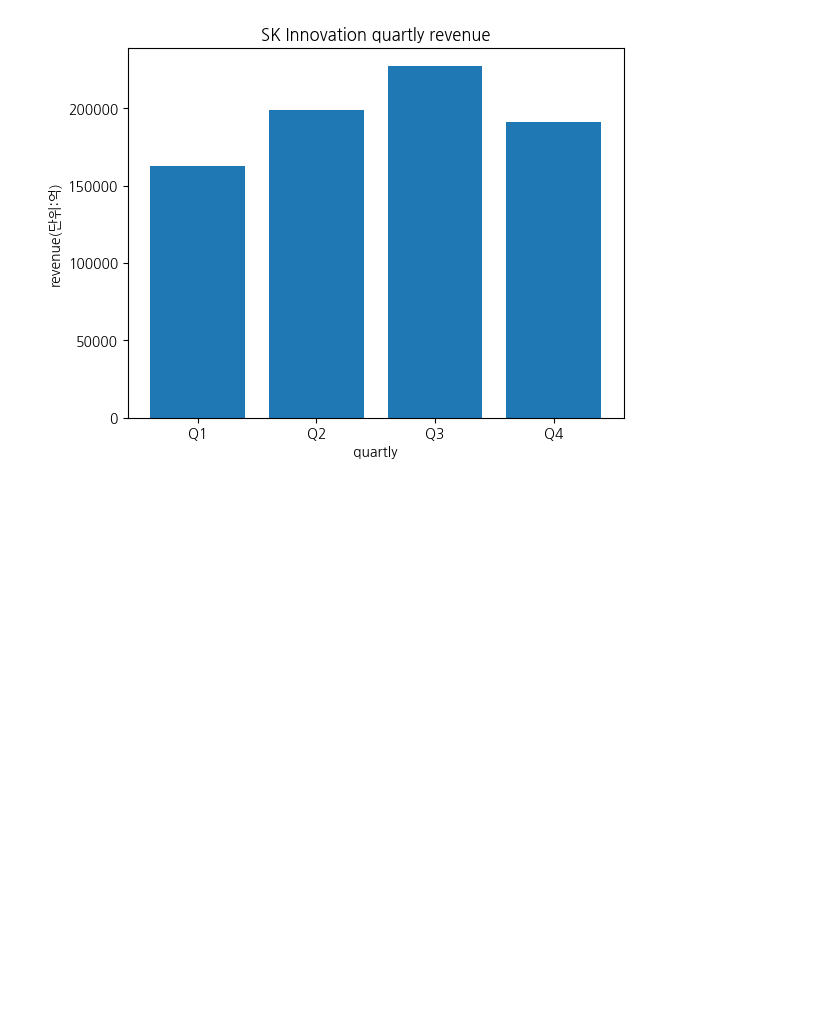
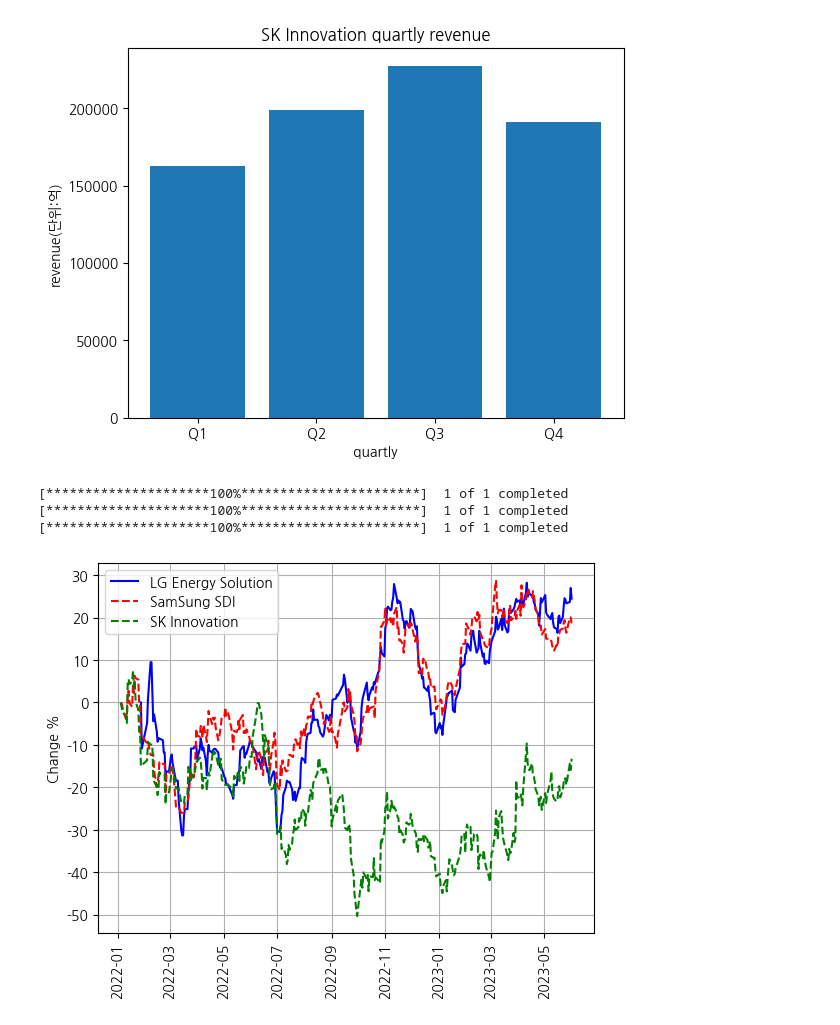
Before and after one commit to rightnowjyk/WEB1, a Jupyter notebook: final_code_2019011033김재용.ipynb, the cells around one changed output. Drawn from its saved outputs; the diff is of its cells as text; code cells hidden in the pictures; blank space fills up the shorter version.

```diff
--- a/final_code_2019011033김재용.ipynb
+++ b/final_code_2019011033김재용.ipynb
@@ -398,3 +398,41 @@ plt.show()
 2      Q3   227534
 3      Q4   191368
 [figure]
+# %%
+#LG에너지솔루션, 삼성SDI, SK이노베이션 주식 수익률 비교
+#yahoo finance에서 주가 가져옴, close는 종가
+
+from pandas_datareader import data as pdr
+import yfinance as yf
+yf.pdr_override()
+
+lg = pdr.get_data_yahoo('373220.KS', start='2022-01-01')
+lg_dpc = (lg['Close']-lg['Close'].shift(1)) / lg['Close'].shift(1) * 100 #주가 변동률
+lg_dpc.iloc[0] = 0
+lg_dpc_cs = lg_dpc.cumsum()
+
+sdi = pdr.get_data_yahoo('006400.KS', start='2022-01-01')
+sdi_dpc = (sdi['Close'] / sdi['Close'].shift(1) - 1) * 100
+sdi_dpc.iloc[0] = 0
+sdi_dpc_cs = sdi_dpc.cumsum()
+
+sk = pdr.get_data_yahoo('096770.KS', start='2022-01-01')
+sk_dpc = (sk['Close'] / sk['Close'].shift(1) - 1) * 100
+sk_dpc.iloc[0] = 0
+sk_dpc_cs = sk_dpc.cumsum()
+
+
+import matplotlib.pyplot as plt
+plt.plot(lg_dpc.index, lg_dpc_cs, 'b', label='LG Energy Solution')
+plt.plot(sdi.index, sdi_dpc_cs, 'r--', label='SamSung SDI')
+plt.plot(sk.index, sk_dpc_cs, 'g--', label='SK Innovation')
+plt.xticks(rotation=90)
+plt.ylabel('Change %')
+plt.grid(True)
+plt.legend(loc='best')
+plt.show()
+# %% [output]
+[*********************100%***********************]  1 of 1 completed
+[*********************100%***********************]  1 of 1 completed
+[*********************100%***********************]  1 of 1 completed
+[figure, added]
```
